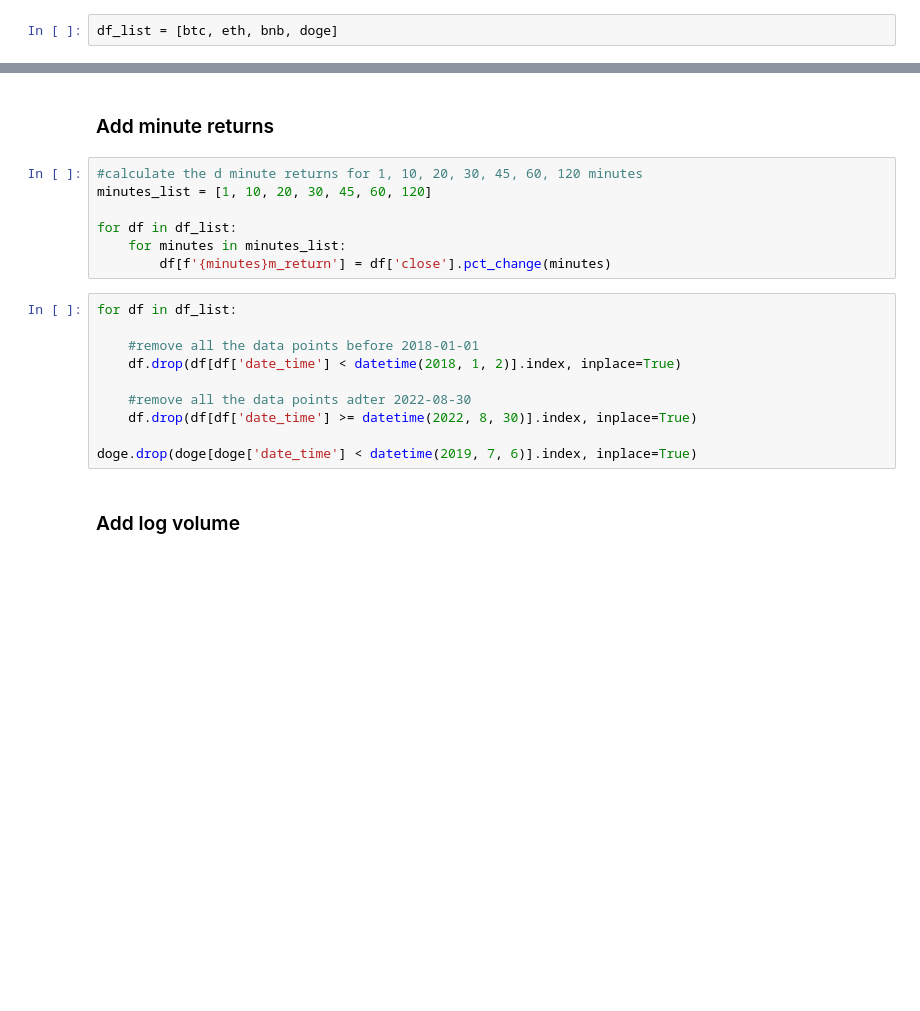
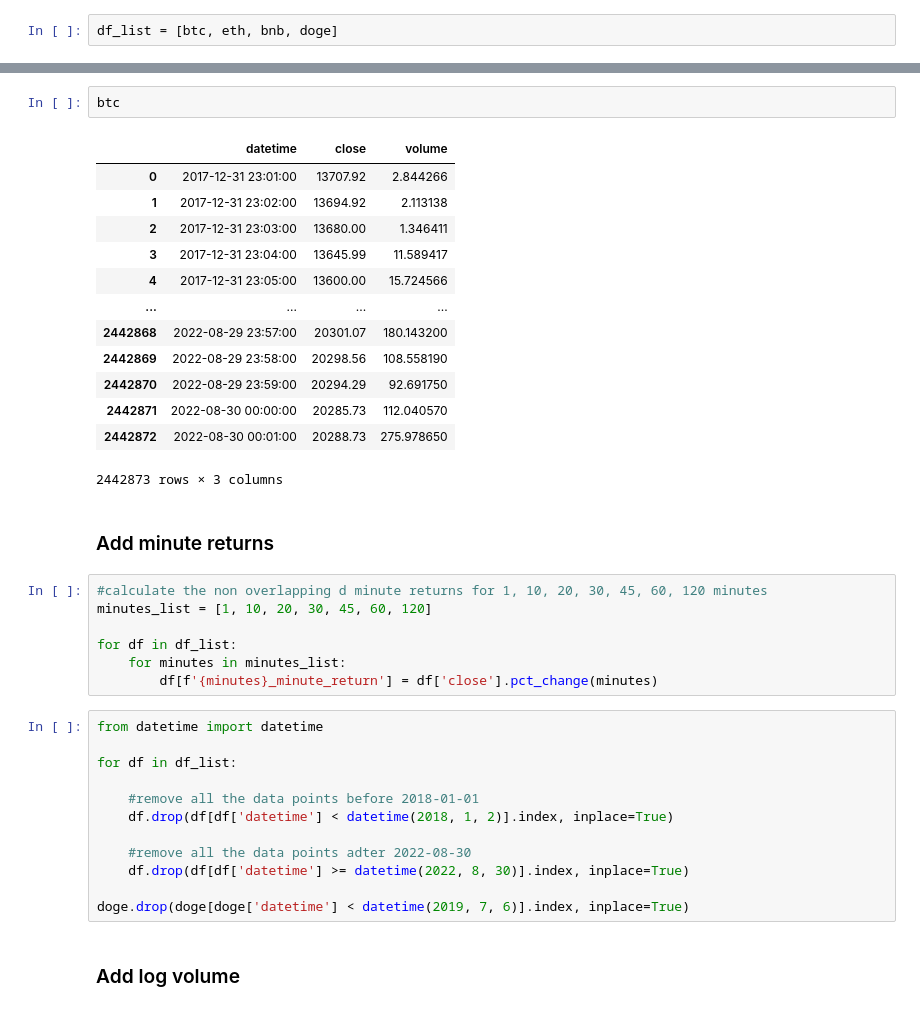
Before and after one commit to vladlevitin/finance_project, a Jupyter notebook: analysis.ipynb, the cells around one changed output, grey strips where cells are left out. Drawn from its saved outputs; the diff is of its cells as text; blank space fills up the shorter version.

```diff
--- a/analysis.ipynb
+++ b/analysis.ipynb
@@ -49,22 +59,40 @@ for df in df_list:
+# %%
+btc
+# %% [output]
+|  | datetime | close | volume |
+| 0 | 2017-12-31 23:01:00 | 13707.92 | 2.844266 |
+| 1 | 2017-12-31 23:02:00 | 13694.92 | 2.113138 |
+| 2 | 2017-12-31 23:03:00 | 13680.00 | 1.346411 |
+| 3 | 2017-12-31 23:04:00 | 13645.99 | 11.589417 |
+| 4 | 2017-12-31 23:05:00 | 13600.00 | 15.724566 |
+| ... | ... | ... | ... |
+| 2442868 | 2022-08-29 23:57:00 | 20301.07 | 180.143200 |
+| 2442869 | 2022-08-29 23:58:00 | 20298.56 | 108.558190 |
+| 2442870 | 2022-08-29 23:59:00 | 20294.29 | 92.691750 |
+| 2442871 | 2022-08-30 00:00:00 | 20285.73 | 112.040570 |
+| 2442872 | 2022-08-30 00:01:00 | 20288.73 | 275.978650 |
+2442873 rows × 3 columns
 # %% [markdown]
 ### Add minute returns
 # %%
-#calculate the d minute returns for 1, 10, 20, 30, 45, 60, 120 minutes
+#calculate the non overlapping d minute returns for 1, 10, 20, 30, 45, 60, 120 minutes
 minutes_list = [1, 10, 20, 30, 45, 60, 120]
 
 for df in df_list:
     for minutes in minutes_list:
-        df[f'{minutes}m_return'] = df['close'].pct_change(minutes)
+        df[f'{minutes}_minute_return'] = df['close'].pct_change(minutes)
 # %%
+from datetime import datetime
+
 for df in df_list:
 
     #remove all the data points before 2018-01-01
-    df.drop(df[df['date_time'] < datetime(2018, 1, 2)].index, inplace=True)
+    df.drop(df[df['datetime'] < datetime(2018, 1, 2)].index, inplace=True)
 
     #remove all the data points adter 2022-08-30
-    df.drop(df[df['date_time'] >= datetime(2022, 8, 30)].index, inplace=True)
+    df.drop(df[df['datetime'] >= datetime(2022, 8, 30)].index, inplace=True)
 
-doge.drop(doge[doge['date_time'] < datetime(2019, 7, 6)].index, inplace=True)
+doge.drop(doge[doge['datetime'] < datetime(2019, 7, 6)].index, inplace=True)
 # %% [markdown]
 ### Add log volume
 # %%
```
Also changed, not shown: parts of 15 cells of this notebook.
